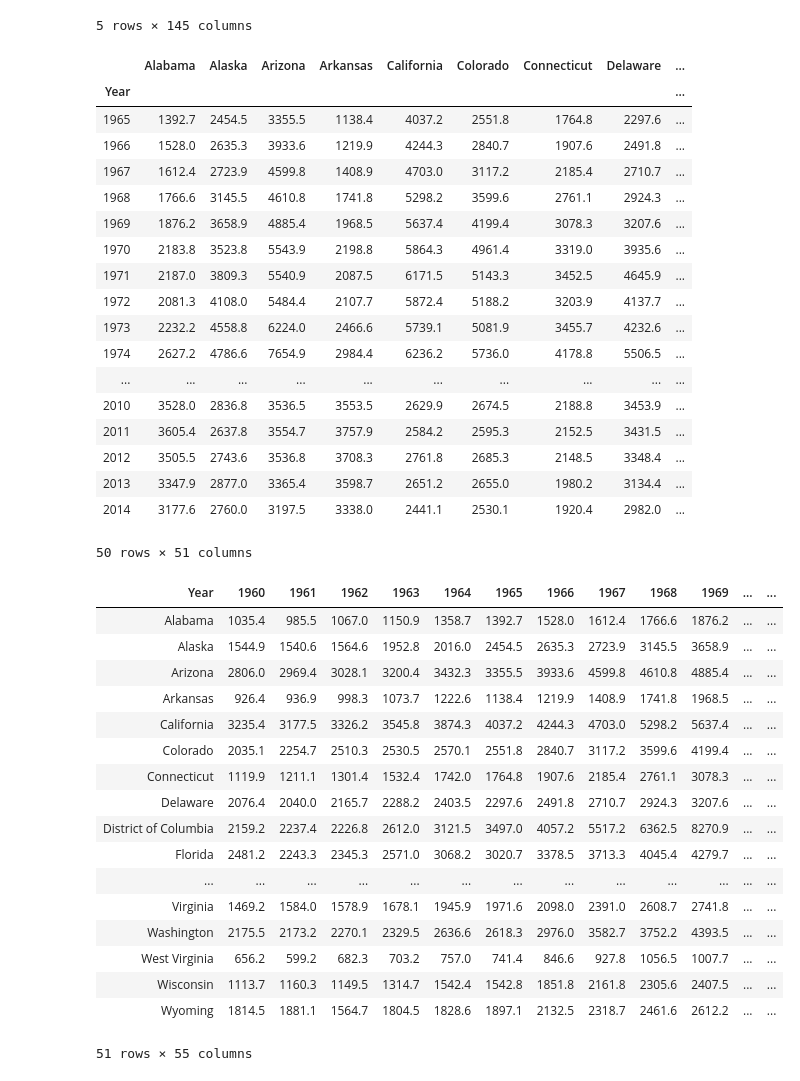
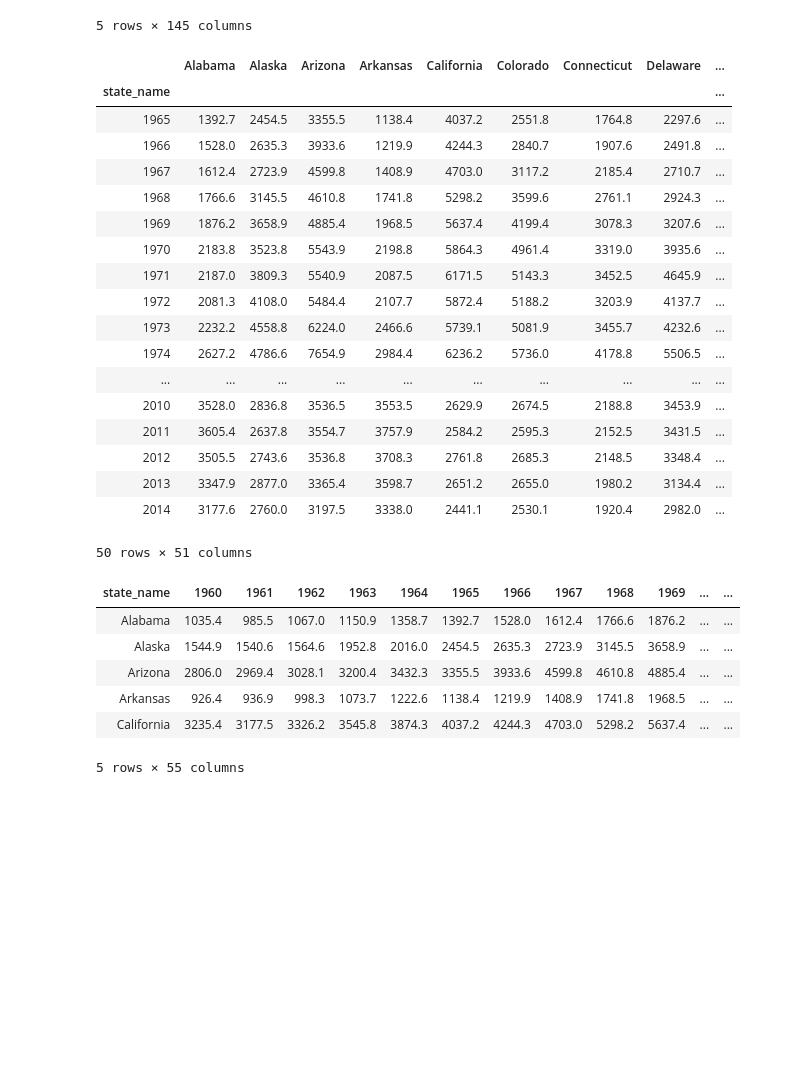
Before and after one commit to bishdj22/HomeSlice, a Jupyter notebook: Logistic_Regression_Model.ipynb, the cells around one changed output. Saved outputs shown, nothing was run; the diff lists cells and outputs as text; code cells hidden in the pictures; blank space fills up the shorter version.

```diff
--- a/Logistic_Regression_Model.ipynb
+++ b/Logistic_Regression_Model.ipynb
@@ -102,11 +102,12 @@ sales_price_df.head()
 5 rows × 145 columns
 # %%
 df2 = pd.read_csv("Data/Property_Crime_Rate_by_State.csv")
-df3 = df2.set_index('Year')
+df2 = df2.rename(columns={"Year" : "state_name"})
+df3 = df2.set_index('state_name')
 df3.tail(50)
 # %% [output]
 |  | Alabama | Alaska | Arizona | Arkansas | California | Colorado | Connecticut | Delaware | ... |
-| Year |  |  |  |  |  |  |  |  | ... |
+| state_name |  |  |  |  |  |  |  |  | ... |
 | 1965 | 1392.7 | 2454.5 | 3355.5 | 1138.4 | 4037.2 | 2551.8 | 1764.8 | 2297.6 | ... |
 | 1966 | 1528.0 | 2635.3 | 3933.6 | 1219.9 | 4244.3 | 2840.7 | 1907.6 | 2491.8 | ... |
 | 1967 | 1612.4 | 2723.9 | 4599.8 | 1408.9 | 4703.0 | 3117.2 | 2185.4 | 2710.7 | ... |
@@ -126,26 +127,15 @@ df3.tail(50)
 50 rows × 51 columns
 # %%
 property_crime = df3.T
-property_crime
+property_crime.head()
 # %% [output]
-| Year | 1960 | 1961 | 1962 | 1963 | 1964 | 1965 | 1966 | 1967 | 1968 | 1969 | ... | ... |
+| state_name | 1960 | 1961 | 1962 | 1963 | 1964 | 1965 | 1966 | 1967 | 1968 | 1969 | ... | ... |
 | Alabama | 1035.4 | 985.5 | 1067.0 | 1150.9 | 1358.7 | 1392.7 | 1528.0 | 1612.4 | 1766.6 | 1876.2 | ... | ... |
 | Alaska | 1544.9 | 1540.6 | 1564.6 | 1952.8 | 2016.0 | 2454.5 | 2635.3 | 2723.9 | 3145.5 | 3658.9 | ... | ... |
 | Arizona | 2806.0 | 2969.4 | 3028.1 | 3200.4 | 3432.3 | 3355.5 | 3933.6 | 4599.8 | 4610.8 | 4885.4 | ... | ... |
 | Arkansas | 926.4 | 936.9 | 998.3 | 1073.7 | 1222.6 | 1138.4 | 1219.9 | 1408.9 | 1741.8 | 1968.5 | ... | ... |
 | California | 3235.4 | 3177.5 | 3326.2 | 3545.8 | 3874.3 | 4037.2 | 4244.3 | 4703.0 | 5298.2 | 5637.4 | ... | ... |
-| Colorado | 2035.1 | 2254.7 | 2510.3 | 2530.5 | 2570.1 | 2551.8 | 2840.7 | 3117.2 | 3599.6 | 4199.4 | ... | ... |
-| Connecticut | 1119.9 | 1211.1 | 1301.4 | 1532.4 | 1742.0 | 1764.8 | 1907.6 | 2185.4 | 2761.1 | 3078.3 | ... | ... |
-| Delaware | 2076.4 | 2040.0 | 2165.7 | 2288.2 | 2403.5 | 2297.6 | 2491.8 | 2710.7 | 2924.3 | 3207.6 | ... | ... |
-| District of Columbia | 2159.2 | 2237.4 | 2226.8 | 2612.0 | 3121.5 | 3497.0 | 4057.2 | 5517.2 | 6362.5 | 8270.9 | ... | ... |
-| Florida | 2481.2 | 2243.3 | 2345.3 | 2571.0 | 3068.2 | 3020.7 | 3378.5 | 3713.3 | 4045.4 | 4279.7 | ... | ... |
-| ... | ... | ... | ... | ... | ... | ... | ... | ... | ... | ... | ... | ... |
-| Virginia | 1469.2 | 1584.0 | 1578.9 | 1678.1 | 1945.9 | 1971.6 | 2098.0 | 2391.0 | 2608.7 | 2741.8 | ... | ... |
-| Washington | 2175.5 | 2173.2 | 2270.1 | 2329.5 | 2636.6 | 2618.3 | 2976.0 | 3582.7 | 3752.2 | 4393.5 | ... | ... |
-| West Virginia | 656.2 | 599.2 | 682.3 | 703.2 | 757.0 | 741.4 | 846.6 | 927.8 | 1056.5 | 1007.7 | ... | ... |
-| Wisconsin | 1113.7 | 1160.3 | 1149.5 | 1314.7 | 1542.4 | 1542.8 | 1851.8 | 2161.8 | 2305.6 | 2407.5 | ... | ... |
-| Wyoming | 1814.5 | 1881.1 | 1564.7 | 1804.5 | 1828.6 | 1897.1 | 2132.5 | 2318.7 | 2461.6 | 2612.2 | ... | ... |
-51 rows × 55 columns
+5 rows × 55 columns
 # %%
 property_crime.isna()
 # %% [output]
```
Also changed, not shown: parts of 20 cells of this notebook, 4 other files.
